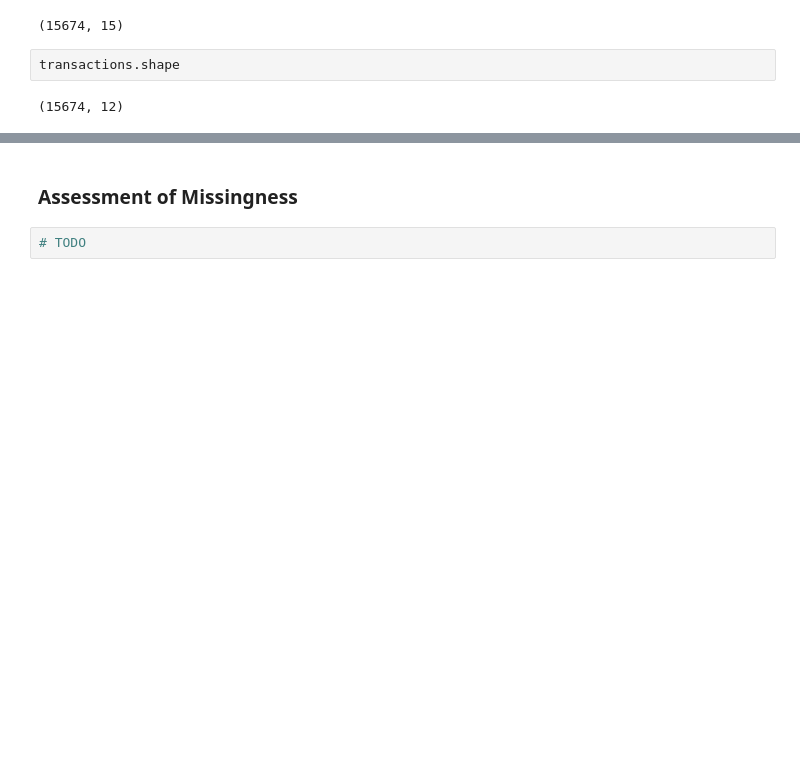
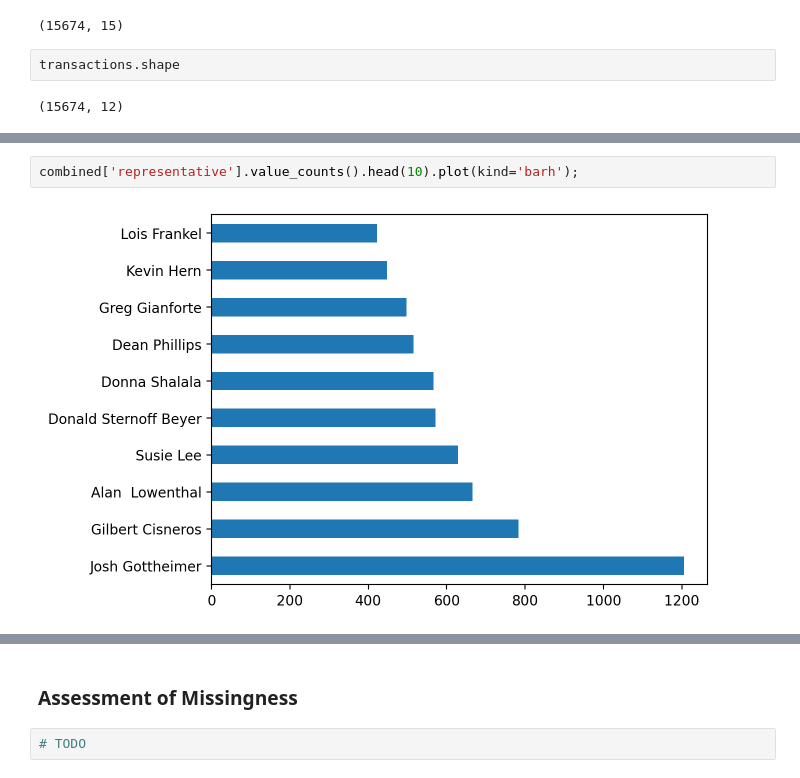
Before and after one commit to noodleslove/House-of-Representative-Analysis, a Jupyter notebook: projects/03-topic/assignment/stocks.ipynb, the cells around one changed output, grey strips where cells are left out. Drawn from its saved outputs; the diff is of its cells as text; blank space fills up the shorter version.

```diff
--- a/projects/03-topic/assignment/stocks.ipynb
+++ b/projects/03-topic/assignment/stocks.ipynb
@@ -284,0 +326,4 @@ transactions.shape
+# %%
+combined['representative'].value_counts().head(10).plot(kind='barh');
+# %% [output]
+[figure, added]
```
Also changed, not shown: parts of 34 cells of this notebook.
